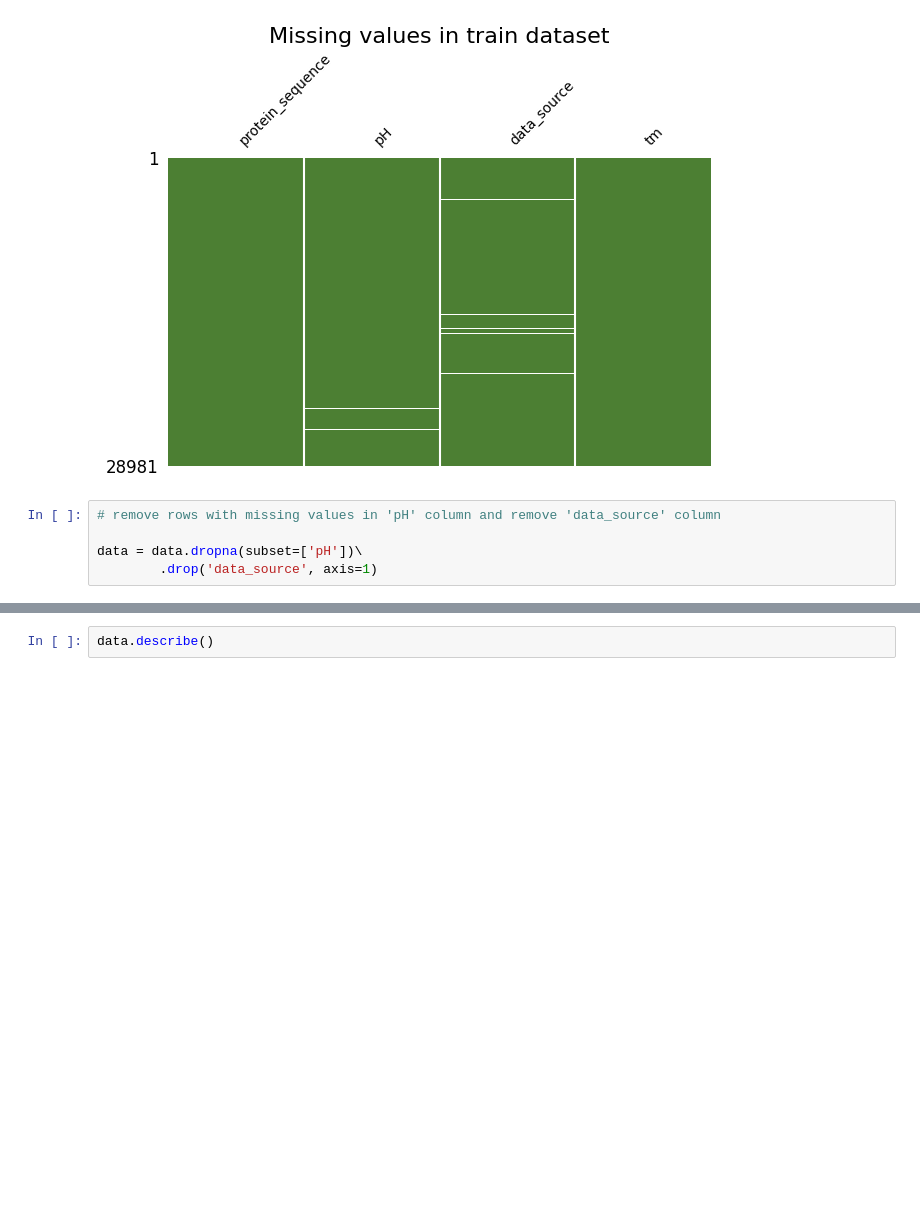
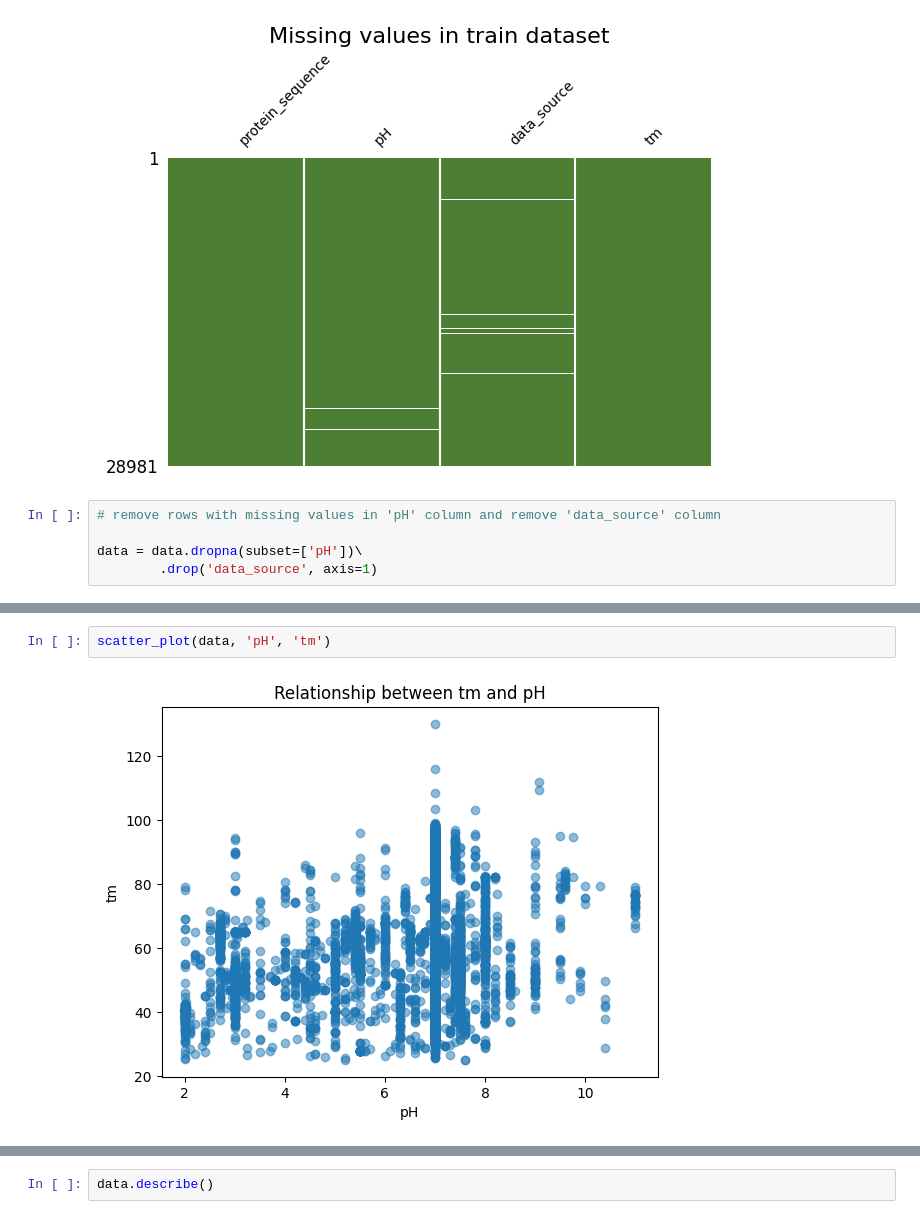
Before and after one commit to michalinahulak/Enzyme_Stability, a Jupyter notebook: Enzyme_Stability_Prediction.ipynb, the cells around one changed output, grey strips where cells are left out. Drawn from its saved outputs; the diff is of its cells as text; blank space fills up the shorter version.

```diff
--- a/Enzyme_Stability_Prediction.ipynb
+++ b/Enzyme_Stability_Prediction.ipynb
@@ -182,0 +259,4 @@ data = data.dropna(subset=['pH'])\
+# %%
+scatter_plot(data, 'pH', 'tm')
+# %% [output]
+[figure, added]
```
Also changed, not shown: parts of 73 cells of this notebook.
